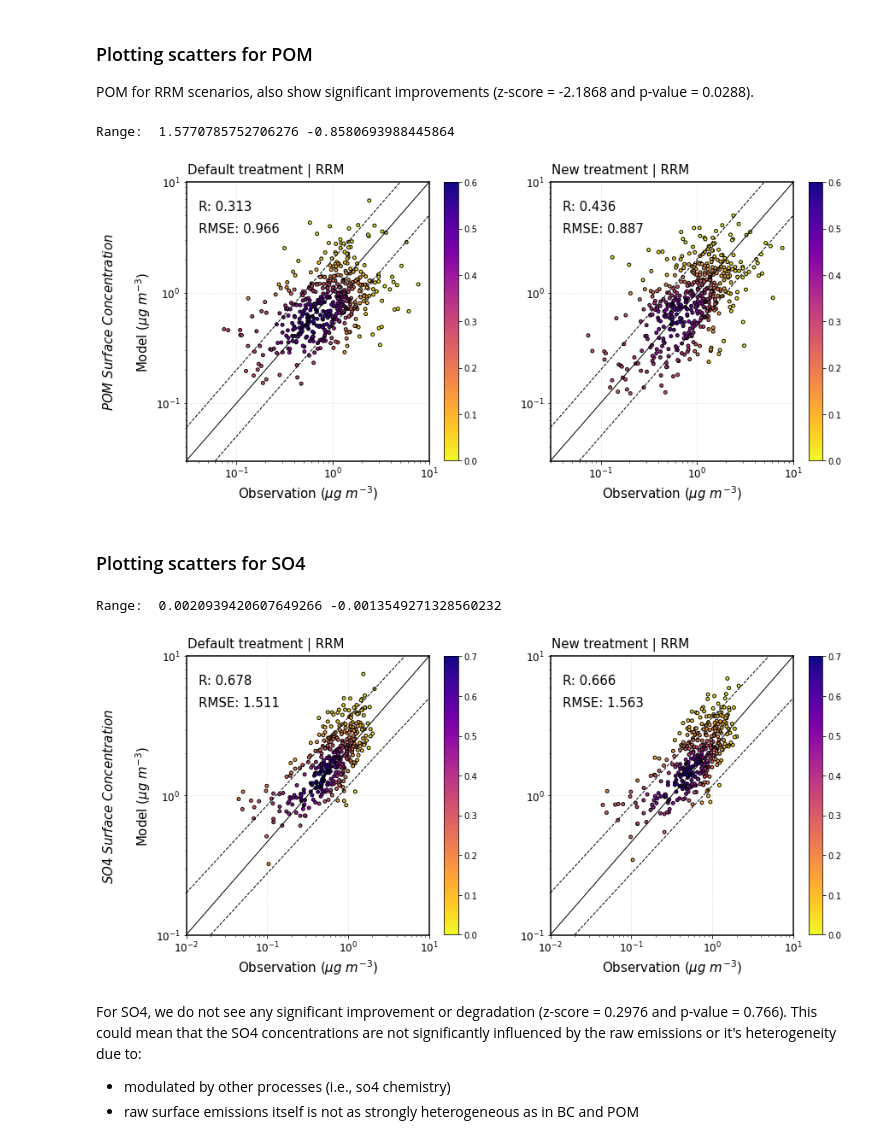
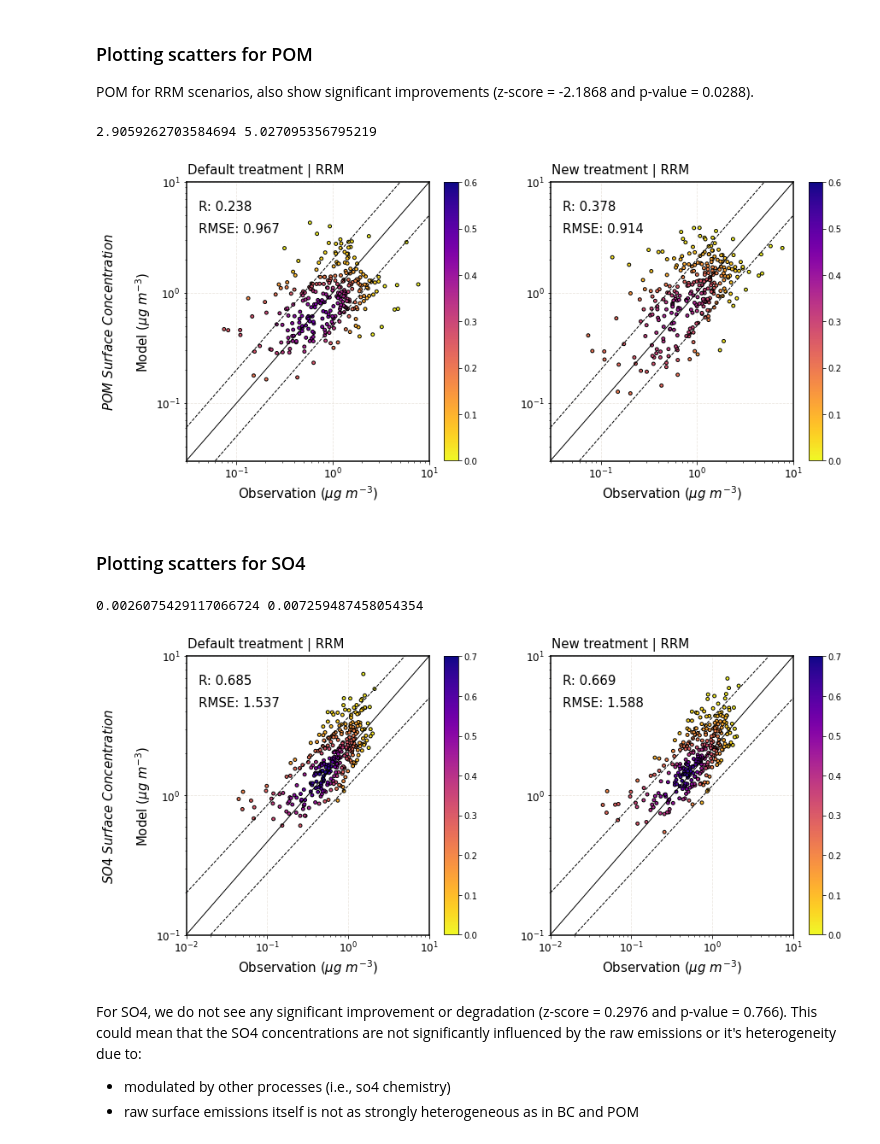
Before and after one commit to TaufiqHassan/e3sm_grid_analysis, a Jupyter notebook: FinalScatter.ipynb, the cells around one changed output. Drawn from its saved outputs; the diff is of its cells as text; code cells hidden in the pictures.

```diff
--- a/FinalScatter.ipynb
+++ b/FinalScatter.ipynb
@@ -209,7 +212,7 @@ df_nona = df[df['obs'].notna()]
 df_nona = df_nona[df_nona['obs']>0]
 res='ne30pg2'
 ## Masking data based on mean +/- 0.5*Standard deviation
-df_nona=get_emisMasked(df_nona,res,stat='diff',factor=0.5)
+df_nona=get_emisMasked(df_nona,res,stat='diff',factor=0.68)
 ## Estimating the monthly and annual averages from daily data
 df_monthly = df_nona.groupby('ncols_'+res).resample('1M').mean()
 df_annual = df_nona.groupby('ncols_'+res).resample('1Y').mean()
@@ -234,7 +237,7 @@ df_nona = df[df['obs'].notna()]
 df_nona = df_nona[df_nona['obs']>0]
 res='RRM'
 ## Masking data based on mean +/- 0.5*Standard deviation
-df_nona=get_emisMasked(df_nona,res,stat='diff',factor=0.5)
+df_nona=get_emisMasked(df_nona,res,stat='diff',factor=0.68)
 ## Estimating the monthly and annual averages from daily data
 df_monthly = df_nona.groupby('ncols_'+res).resample('1M').mean()
 df_annual = df_nona.groupby('ncols_'+res).resample('1Y').mean()
@@ -263,28 +266,28 @@ POM for RRM scenarios, also show significant improvements (z-score = -2.1868 and
 # %%
 ## All available sites with emission mask
 varbs = ['pom_a1_SRF','SE_pom_a1_SRF','pom_a4_SRF','SE_pom_a4_SRF','pom','SE_pom']
 df = pd.read_csv('POM_IMPROVE_dailydata.csv')
 variable='POM'
 df.index=pd.to_datetime(df['time'])
 ## Get rid of nans & -ve vals
 df_nona = df[df['obs'].notna()]
 df_nona = df_nona[df_nona['obs']>0]
 res='RRM'
 ## Masking data based on mean +/- 0.5*Standard deviation
-df_nona=get_emisMasked(df_nona,res,stat='diff',factor=0.5)
+df_nona=get_emisMasked(df_nona,res,stat='diff',factor=0.68)
 ## Estimating the monthly and annual averages from daily data
 df_monthly = df_nona.groupby('ncols_'+res).resample('1M').mean()
 df_annual = df_nona.groupby('ncols_'+res).resample('1Y').mean()
 ## Plotting
 plt.figure(figsize=(14,6))
 i=1
 for v,treat,ylab in zip(varbs[-2:],['Default','New'],['$'+variable+'\ Surface\ Concentration$ \n\nModel ($\u03BCg\ m^{-3}$)','']):
     ax=plt.subplot(1,2,i)
     get_scatter_plot(df_monthly,v,res,ax,treatment=treat,temp='monthly',size=15,cax=[3e-2,3e-2,1e1,1e1],maxv=0.6,vv=ylab)
     i+=1
 # %% [output]
-Range:  1.5770785752706276 -0.8580693988445864
+2.9059262703584694 5.027095356795219
-[figure, old version]
+[figure, new version]
 # %% [markdown]
 ### Plotting scatters for SO4
 # %%
@@ -298,7 +301,7 @@ df_nona = df[df['obs'].notna()]
 df_nona = df_nona[df_nona['obs']>0]
 res='RRM'
 ## Masking data based on mean +/- 0.5*Standard deviation
-df_nona=get_emisMasked(df_nona,res,stat='diff',factor=0.5)
+df_nona=get_emisMasked(df_nona,res,stat='diff',factor=0.68)
 ## Estimating the monthly and annual averages from daily data
 df_monthly = df_nona.groupby('ncols_'+res).resample('1M').mean()
 df_annual = df_nona.groupby('ncols_'+res).resample('1Y').mean()
@@ -310,8 +313,8 @@ for v,treat,ylab in zip(varbs[-2:],['Default','New'],['$'+variable+'\ Surface\ C
     get_scatter_plot(df_monthly,v,res,ax,treatment=treat,temp='monthly',size=15,maxv=0.7,vv=ylab)
     i+=1
 # %% [output]
-Range:  0.0020939420607649266 -0.0013549271328560232
+0.0026075429117066724 0.007259487458054354
-[figure, old version]
+[figure, new version]
 # %% [markdown]
 For SO4, we do not see any significant improvement or degradation (z-score = 0.2976 and p-value = 0.766). This could mean that the SO4 concentrations are not significantly influenced by the raw emissions or it's heterogeneity due to:
 
```
Also changed, not shown: parts of 8 cells of this notebook.
